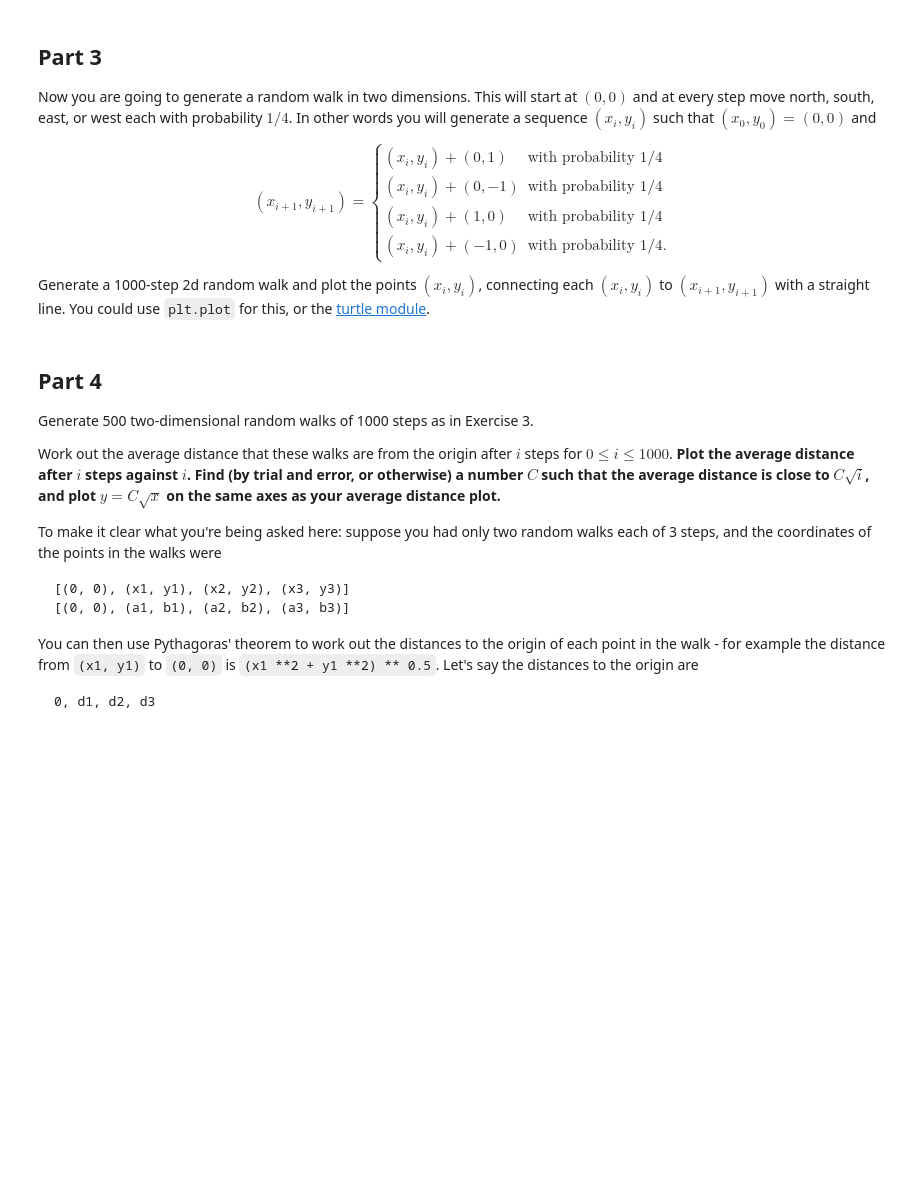
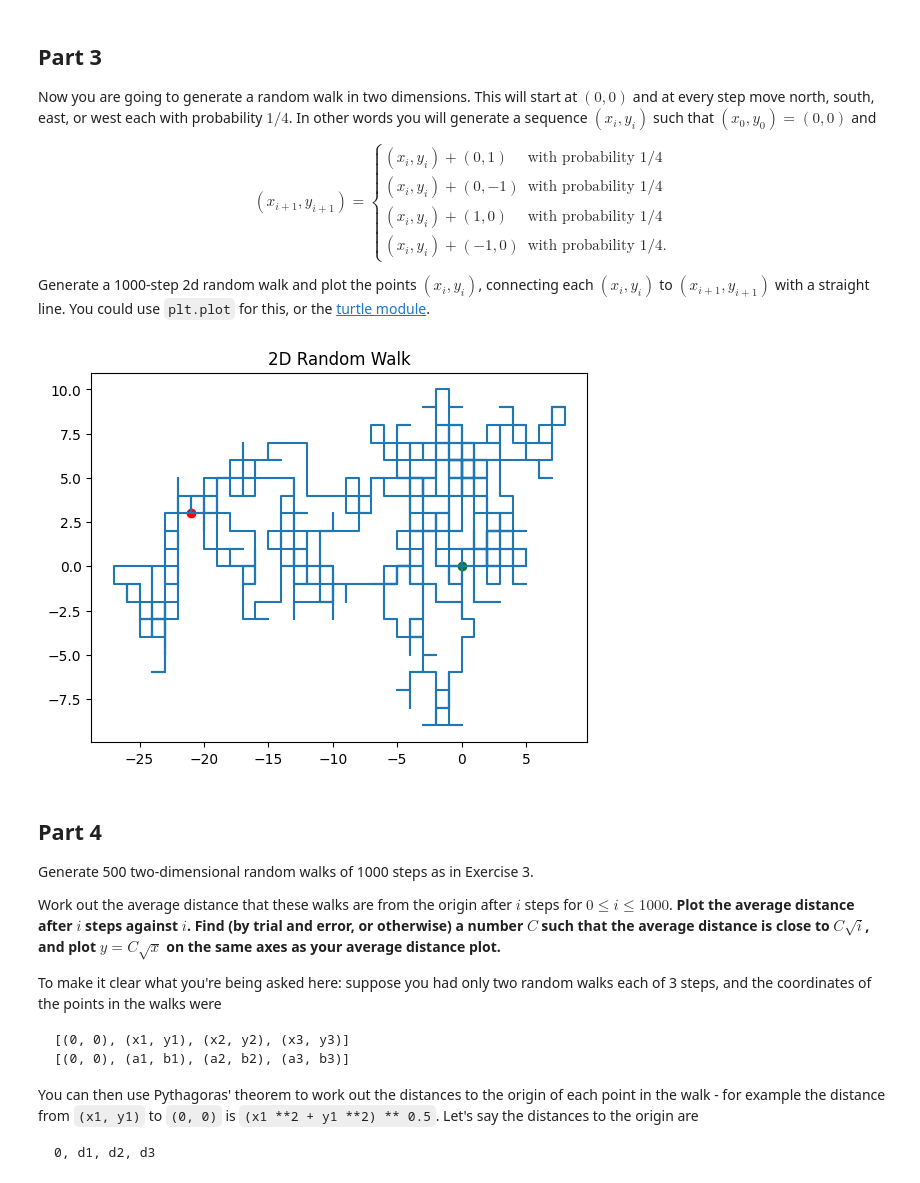
Before and after one commit to jupiterzw/ucl_math0011_projects, a Jupyter notebook: Project 5 - Random Walks.ipynb, the cells around one changed output. Drawn from its saved outputs; the diff is of its cells as text; code cells hidden in the pictures; blank space fills up the shorter version.

```diff
--- a/Project 5 - Random Walks.ipynb
+++ b/Project 5 - Random Walks.ipynb
@@ -61,6 +108,37 @@ $$ (x_{i+1}, y_{i+1}) = \begin{cases}
 $$
 
 Generate a 1000-step 2d random walk and plot the points $(x_i, y_i)$, connecting each $(x_i,y_i)$ to $(x_{i+1}, y_{i+1})$ with a straight line.  You could use `plt.plot` for this, or the [turtle module](https://docs.python.org/3.3/library/turtle.html?highlight=turtle).
+# %%
+def random_walk_2d(n):
+    x, y = 0, 0
+    x_values, y_values = [x], [y]
+
+    for i in range(n):
+        step = random.choice(['N', 'S', 'E', 'W'])
+
+        if step == 'N':
+            y += 1
+        elif step == 'S':
+            y -= 1
+        elif step == 'E':
+            x += 1
+        else:
+            x -= 1
+
+        x_values.append(x)
+        y_values.append(y)
+
+    return x_values, y_values
+
+x_vals, y_vals = random_walk_2d(1000)
+
+plt.plot(x_vals, y_vals)
+plt.scatter(0, 0, c = 'green')
+plt.scatter(x_vals[-1], y_vals[-1], c = 'red')
+plt.title("2D Random Walk")
+plt.show()
+# %% [output]
+[figure, added]
 # %% [markdown]
 ## Part 4
 
```
Also changed, not shown: parts of 12 cells of this notebook.
